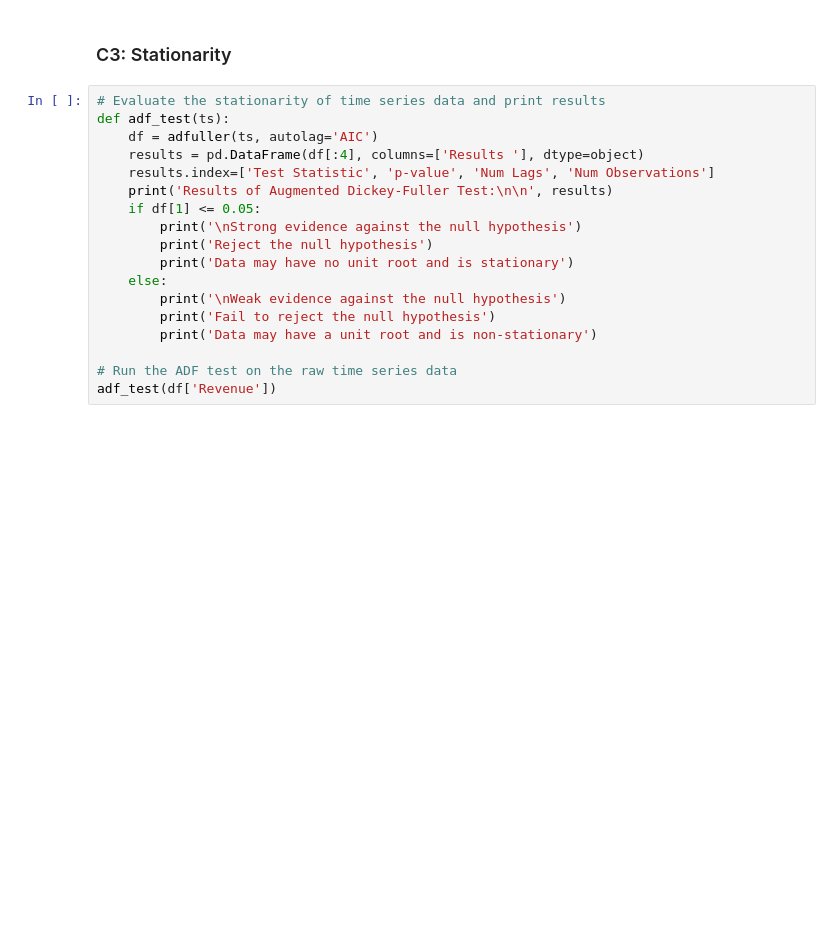
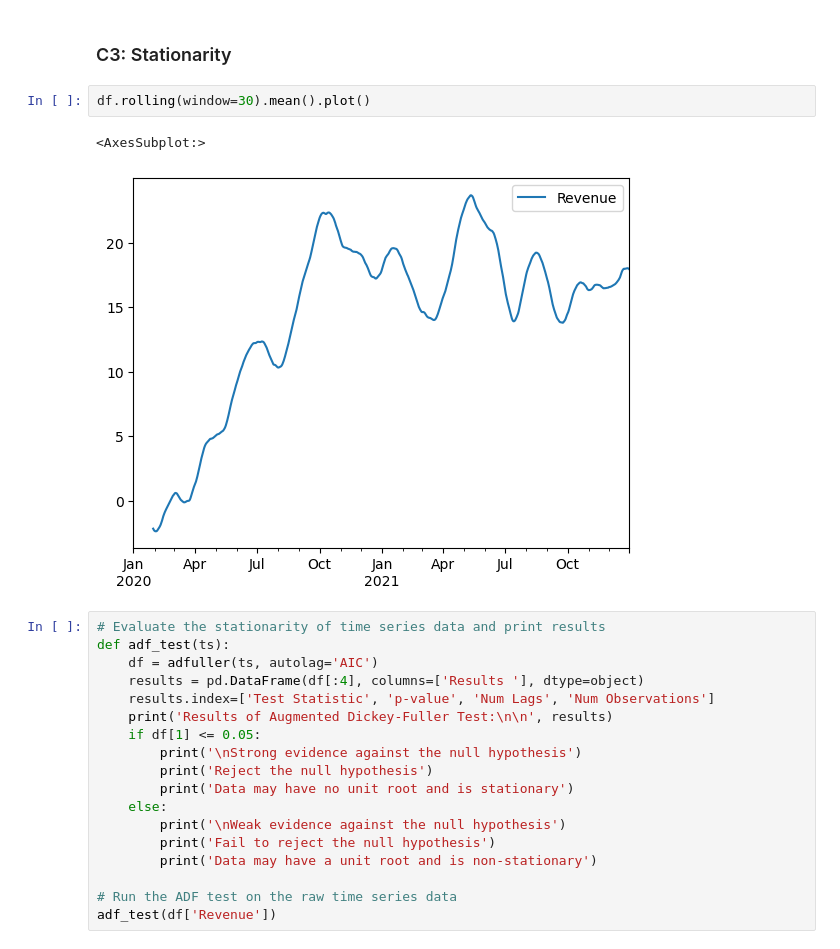
Before and after one commit to jtrawick/D213, a Jupyter notebook: Task1-Time_Series_Modeling/D213_task1.ipynb, the cells around one changed output. Saved outputs shown, nothing was run; the diff lists cells and outputs as text; blank space fills up the shorter version.

```diff
--- a/Task1-Time_Series_Modeling/D213_task1.ipynb
+++ b/Task1-Time_Series_Modeling/D213_task1.ipynb
@@ -44,6 +45,11 @@ df.plot(title='Medical Admissions Revenue', ylabel='Revenue (in millions)', xlab
 The time step formatting of the above time series is in `datetime` format. The frequency of the time series is **daily** and the total length is **731 days**.
 # %% [markdown]
 ### C3: Stationarity
+# %%
+df.rolling(window=30).mean().plot()
+# %% [output]
+<AxesSubplot:>
+[figure, added]
 # %%
 # Evaluate the stationarity of time series data and print results
 def adf_test(ts):
```
Also changed, not shown: parts of 15 cells of this notebook.
